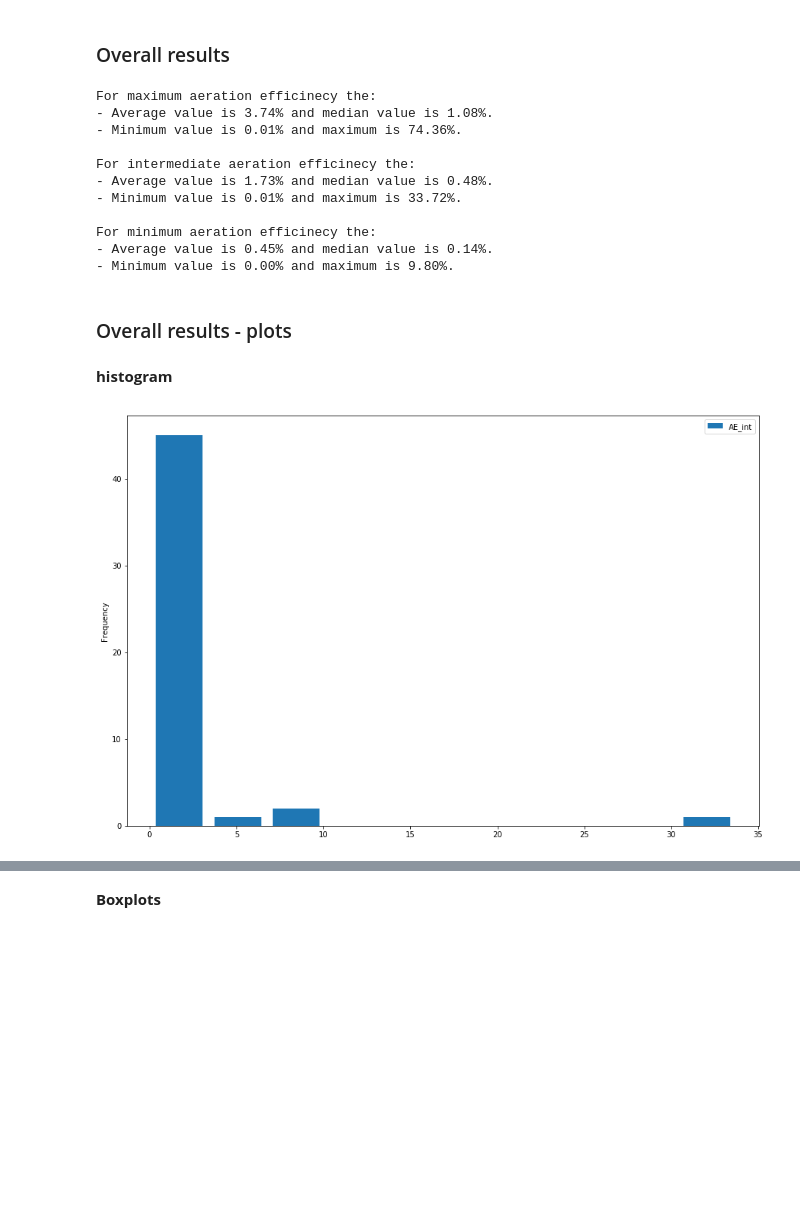
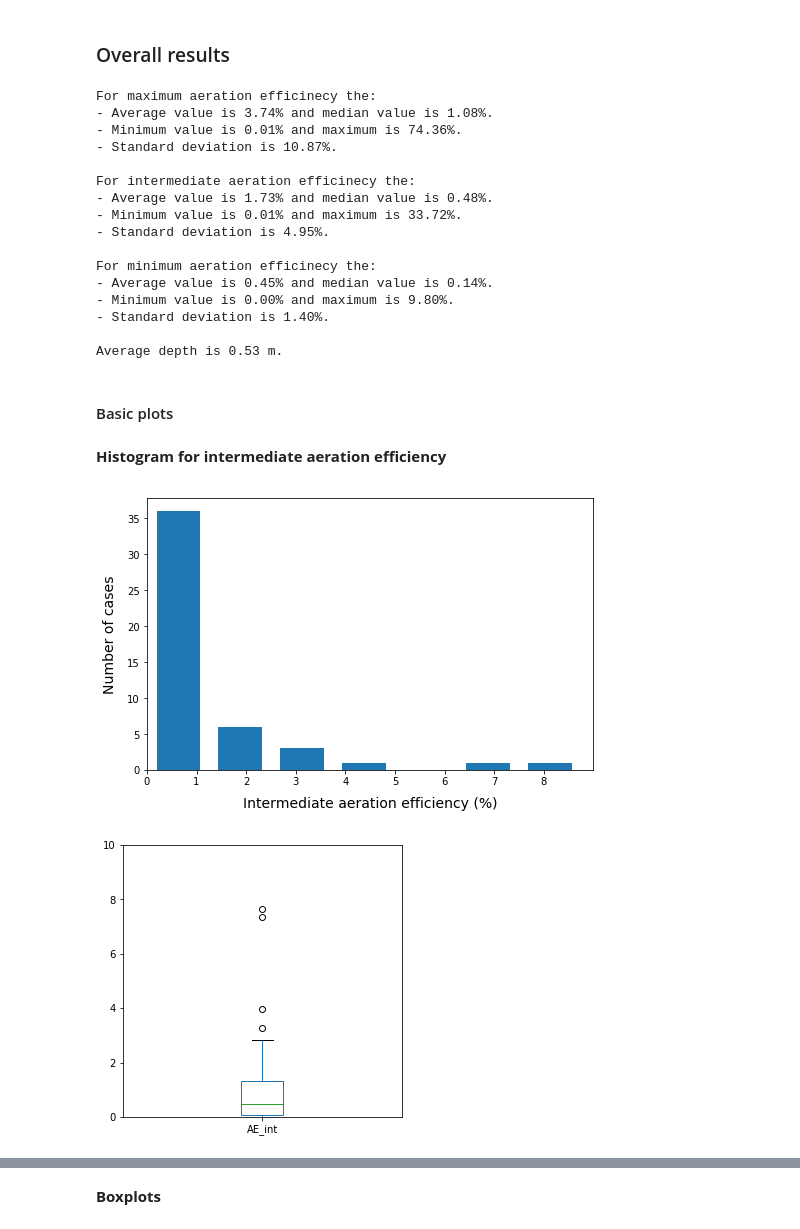
Before and after one commit to rousvit/wetlands-aeration-review, a Jupyter notebook: Treatment_Wetlands_Areation_Review.ipynb, the cells around one changed output, grey strips where cells are left out. Drawn from its saved outputs; the diff is of its cells as text; code cells hidden in the pictures; blank space fills up the shorter version.

```diff
--- a/Treatment_Wetlands_Areation_Review.ipynb
+++ b/Treatment_Wetlands_Areation_Review.ipynb
@@ -683,5 +665,5 @@ review_cases['AE_min'] = (OI - (OI - OC_min)) / OI * 100
 # %%
 # import of the final bresults
 
-results = pd.read_csv('data/final/review_cases_final.csv')
-results.head()
+review_cases = pd.read_csv('data/final/review_cases_final.csv')
+# review_cases.head()
@@ -703,6 +677,7 @@ for col in r_col:
     median = review_cases[col].median()
     min_v = review_cases[col].min()
     max_v = review_cases[col].max()
+    std = review_cases[col].std()
 
     if "max" in col:
         add = " maximum "
@@ -715,25 +690,55 @@ for col in r_col:
 
     print("- Average value is %0.2f%% and median value is %0.2f%%." % (avg, median))
     print("- Minimum value is %0.2f%% and maximum is %0.2f%%." % (min_v, max_v))
+    print("- Standard deviation is %0.2f%%." % (std))
     print("")
+
+avg_depth = review_cases['water_depth_m'].mean()
+print("Average depth is %0.2f m." % avg_depth)
 # %% [output]
 For maximum aeration efficinecy the:
 - Average value is 3.74% and median value is 1.08%.
 - Minimum value is 0.01% and maximum is 74.36%.
+- Standard deviation is 10.87%.
 
 For intermediate aeration efficinecy the:
 - Average value is 1.73% and median value is 0.48%.
 - Minimum value is 0.01% and maximum is 33.72%.
+- Standard deviation is 4.95%.
 
 For minimum aeration efficinecy the:
 - Average value is 0.45% and median value is 0.14%.
 - Minimum value is 0.00% and maximum is 9.80%.
+- Standard deviation is 1.40%.
+
+Average depth is 0.53 m.
 # %% [markdown]
-### Overall results - plots
+#### Basic plots
-# %% [markdown]
-**histogram**
+# %% [markdown]
+**Histogram for intermediate aeration efficiency**
+# %%
+fig = plt.figure(figsize=(8, 5))
+ax1 = fig.add_subplot(1, 1, 1)
+fnt=14
+labelpad=10
+
+review_cases[['AE_int']].plot(kind='hist',
+                              rwidth=0.7,
+                              bins=27,
+                              legend=False,
+                              xticks=range(0, 9, 1),
+                              xlim=(0, 9),
+                              ax=ax1
+                             )
+
+ax1.set_ylabel('Number of cases', fontsize=fnt, labelpad=labelpad)
+ax1.set_xlabel('Intermediate aeration efficiency (%)', fontsize=fnt, labelpad=labelpad)
+
+plt.show()
+# %% [output]
+[figure, added]
 # %%
-review_cases[['AE_int']].plot(kind='hist',rwidth=0.8, figsize=(15, 10))
+review_cases[['AE_int']].plot(kind='box', figsize=(5, 5), ylim=(0,10))
 plt.show()
 # %% [output]
-[figure, old version]
+[figure, new version]
```
Also changed, not shown: parts of 33 cells of this notebook.
